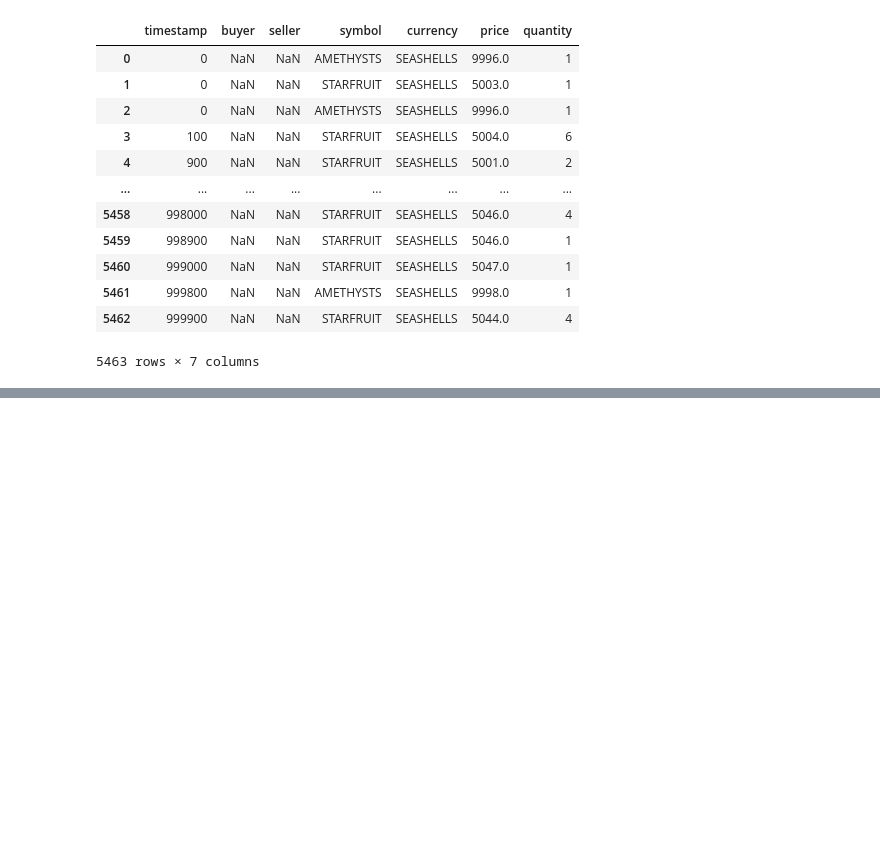
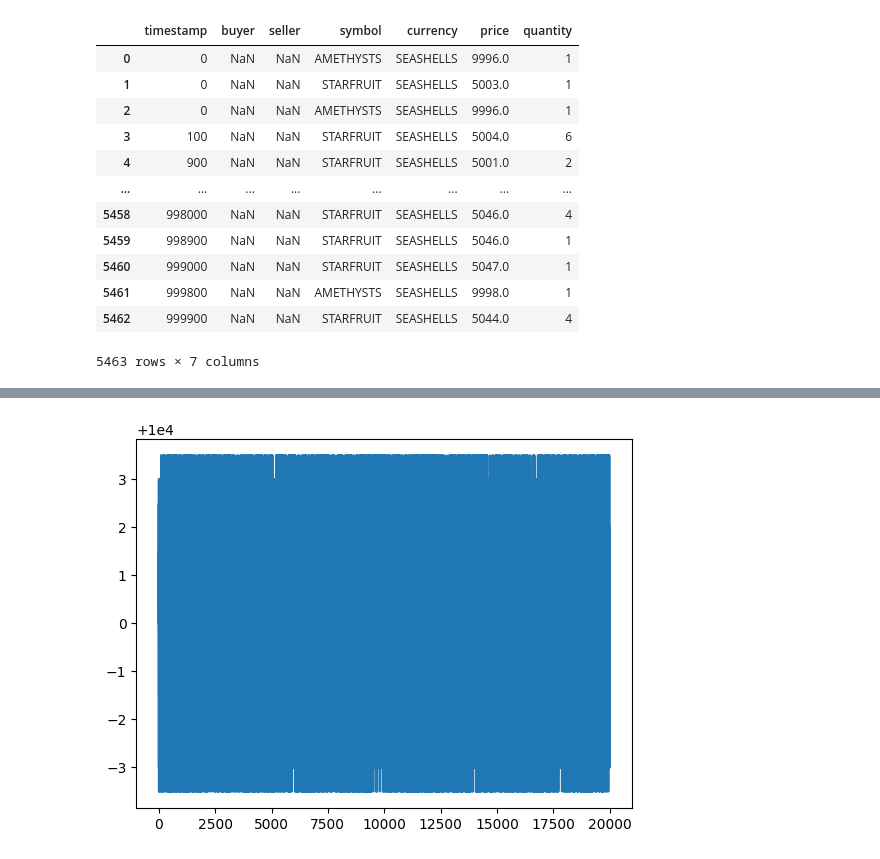
Before and after one commit to ShriRadhakrishnan/IMCProsperity2024, a Jupyter notebook: IMC Prosperity/tests.ipynb, the cells around one changed output, grey strips where cells are left out. Cells and saved outputs as stored; diff of their text form; code cells hidden in the pictures; blank space fills up the shorter version.

```diff
--- a/IMC Prosperity/tests.ipynb
+++ b/IMC Prosperity/tests.ipynb
@@ -110,3 +115,9 @@ day_2_nn_data
 | 5461 | 999800 | NaN | NaN | AMETHYSTS | SEASHELLS | 9998.0 | 1 |
 | 5462 | 999900 | NaN | NaN | STARFRUIT | SEASHELLS | 5044.0 | 4 |
 5463 rows × 7 columns
+# %%
+amethysts_day_0 = day_0_data[day_0_data["product"] == "AMETHYSTS"]
+amethysts_day_1 = day_1_data[day_1_data["product"] == "AMETHYSTS"]
+amethysts_day_2 = day_2_data[day_2_data["product"] == "AMETHYSTS"]
+AMETHYSTS = pd.concat([amethysts_day_2, amethysts_day_1, amethysts_day_0])
+AMETHYSTS
@@ -112,0 +166,6 @@ day_2_nn_data
+# %%
+#plot the prices of amethysts over the 3 days
+plt.plot(AMETHYSTS["mid_price"])
+plt.show()
+# %% [output]
+[figure, added]
```
Also changed, not shown: parts of 8 cells of this notebook, 1 other file.
